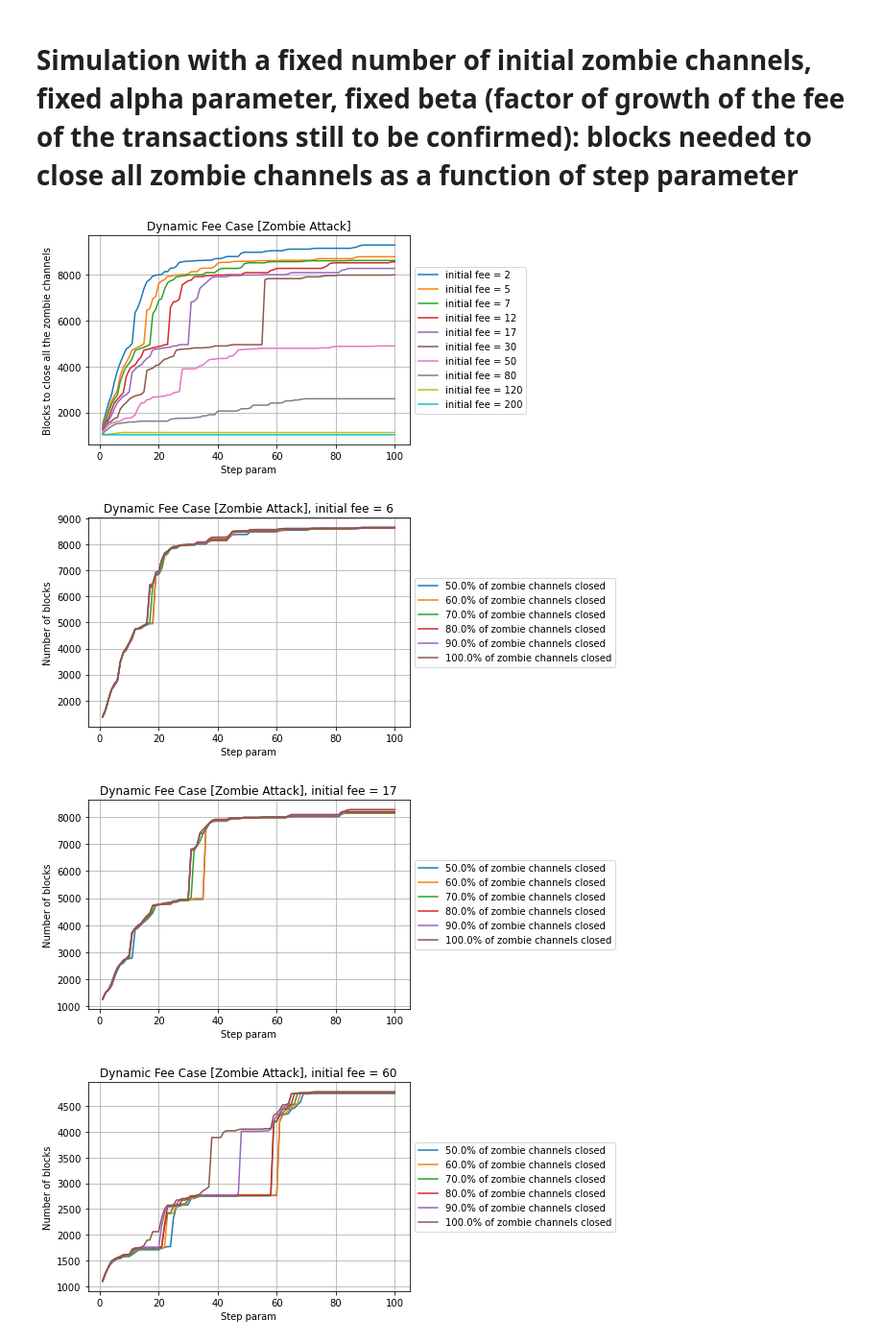
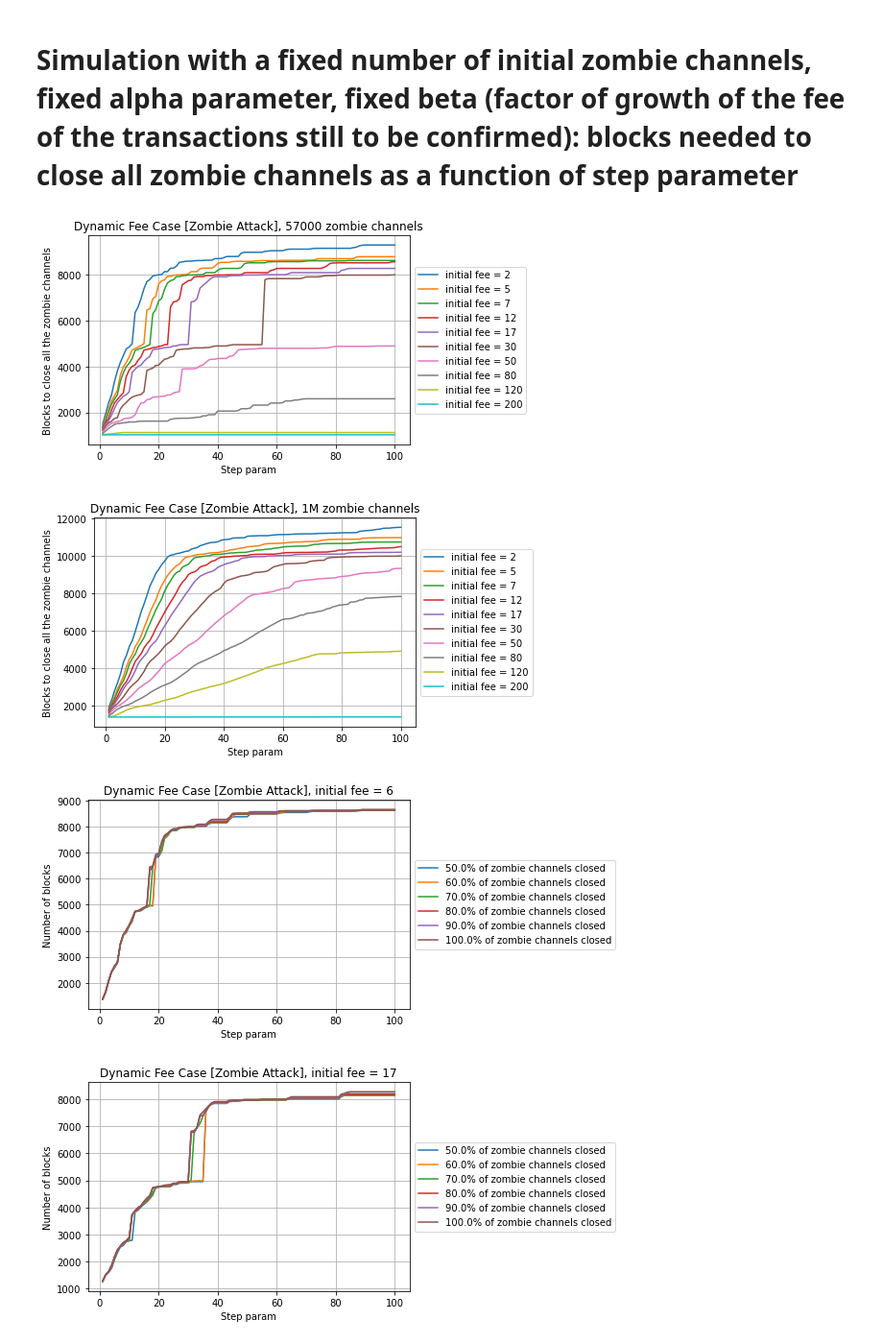
Before and after one commit to CosimoSguanci/Mass-Exit-Attacks-on-LN, a Jupyter notebook: ZombieAttackSimulation.ipynb, the cells around one changed output. Shown at 96% size. Drawn from its saved outputs; the diff is of its cells as text; code cells hidden in the pictures.

```diff
--- a/ZombieAttackSimulation.ipynb
+++ b/ZombieAttackSimulation.ipynb
@@ -61,7 +61,7 @@ PROBLEMATIC_INTERVALS = [[1516728783, 1516729440], [1515943500, 1515944160]]
 
 # if highest_priority == True, then txs are put in the first positions of the queue (used when we are considering a fee level that is greater than the maximum fee level in our dataset: in this case, we
 # want that our transactions are those with the highest priority in the mempool)
-def simulate(mempool_data, blocks_data, first_block_height_of_simulation, fee_index_in_ranges, num_zombie_channels, highest_priority=False, dynamic=False, beta=1, step=1, plot_distribution=False, percentage_to_be_closed=1.0):
+def simulate(mempool_data, blocks_data, first_block_height_of_simulation, fee_index_in_ranges, num_zombie_channels, highest_priority=False, dynamic=False, beta=1, step=1, plot_distribution=False, plot_show=False, percentage_to_be_closed=1.0):
 
     first_height = blocks_data[0]["height"]
     blocksCounter = 0
@@ -149,12 +149,14 @@ def simulate(mempool_data, blocks_data, first_block_height_of_simulation, fee_in
         if(num_zombie_channels <= INITIAL_NUM_ZOMBIE_CHANNELS - (INITIAL_NUM_ZOMBIE_CHANNELS * percentage_to_be_closed)):
 
             if(plot_distribution):
-                fig, ax = plt.subplots()
-                ax.grid(True)
-                plt.plot(plot_blocks, plot_remaining_zombie_channels)
-                plt.xlabel('Blocks')
-                plt.ylabel(f'Number of zombie channels')
-                plt.show()
+                #plt.plot(plot_blocks, plot_remaining_zombie_channels)
+
+                #if(plot_show):
+                    #plt.xlabel('Blocks')
+                    #plt.ylabel(f'Number of zombie channels')
+                    #plt.xticks(np.linspace(0, 10000, num=11))
+                    #plt.show()
+                return blocksCounter, plot_blocks, plot_remaining_zombie_channels
 
             return blocksCounter
 
@@ -475,7 +498,40 @@ for alpha in alphas:
     plt.plot(steps, needed_blocks)
 
 
-plt.title('Dynamic Fee Case [Zombie Attack]')
+plt.title(f'Dynamic Fee Case [Zombie Attack], {INITIAL_NUM_ZOMBIE_CHANNELS} zombie channels')
+plt.xlabel('Step param')
+plt.ylabel('Blocks to close all the zombie channels')
+plt.legend(labels=legend, loc='center left', bbox_to_anchor=(1, 0.5))
+plt.show()
+
+######
+
+fig, ax = plt.subplots()
+ax.grid(True)
+
+for alpha in alphas:
+
+    highest_priority = False
+
+    fee_index_in_ranges = math.floor(alpha * (len(fee_ranges) - 1))
+
+    if(fee_index_in_ranges > len(fee_ranges) - 1):
+        highest_priority = True
+        fee_index_in_ranges = len(fee_ranges) - 1
+
+    initial_fee = fee_ranges[fee_index_in_ranges]
+
+    needed_blocks = []
+
+    for step in steps:
+        needed_blocks.append(LN_CLOSING_CHANNEL_DELAY + simulate(mempool_data, blocks_data, 497928, fee_index_in_ranges, 1000000, highest_priority=highest_priority, dynamic=True, beta=beta, step=step))
+
+    legend.append(f"initial fee = {initial_fee}") # , beta = {beta}
+
+    plt.plot(steps, needed_blocks)
+
+
+plt.title(f'Dynamic Fee Case [Zombie Attack], 1M zombie channels')
 plt.xlabel('Step param')
 plt.ylabel('Blocks to close all the zombie channels')
 plt.legend(labels=legend, loc='center left', bbox_to_anchor=(1, 0.5))
@@ -490,34 +546,34 @@ percentages_to_be_closed = np.linspace(0.5, 1.0, num=6)
 for alpha in alphas:
 
     highest_priority = False
 
     fee_index_in_ranges = math.floor(alpha * (len(fee_ranges) - 1))
 
     if(fee_index_in_ranges > len(fee_ranges) - 1):
         highest_priority = True
         fee_index_in_ranges = len(fee_ranges) - 1
 
     initial_fee = fee_ranges[fee_index_in_ranges]
 
     fig, ax = plt.subplots()
     ax.grid(True)
 
     legend = []
 
     for percentage in percentages_to_be_closed:
         needed_blocks = []
         for step in steps:
             needed_blocks.append(LN_CLOSING_CHANNEL_DELAY + simulate(mempool_data, blocks_data, 497928, fee_index_in_ranges, INITIAL_NUM_ZOMBIE_CHANNELS, highest_priority=highest_priority, dynamic=True, beta=beta, step=step, percentage_to_be_closed=percentage))
         legend.append(f"{percentage * 100}% of zombie channels closed")
         plt.plot(steps, needed_blocks)
 
     plt.title(f'Dynamic Fee Case [Zombie Attack], initial fee = {initial_fee}')
     plt.xlabel('Step param')
     plt.ylabel('Number of blocks')
     plt.legend(labels=legend, loc='center left', bbox_to_anchor=(1, 0.5))
     plt.show()
 # %% [output]
-[figure, old version]
+[figure, new version]
-[figure, old version]
+[figure, new version]
-[figure, old version]
+[figure, new version]
-[figure, old version]
+[figure, new version]
```
Also changed, not shown: parts of 3 cells of this notebook.
